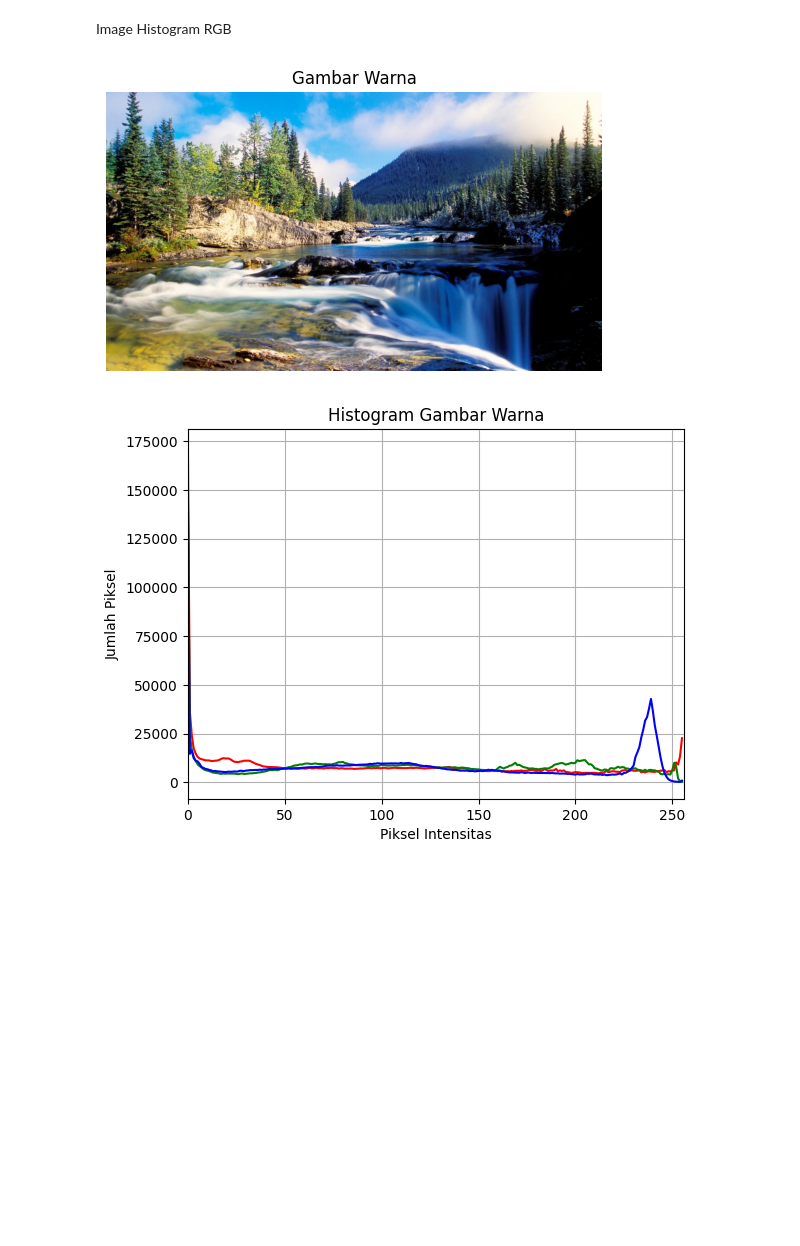
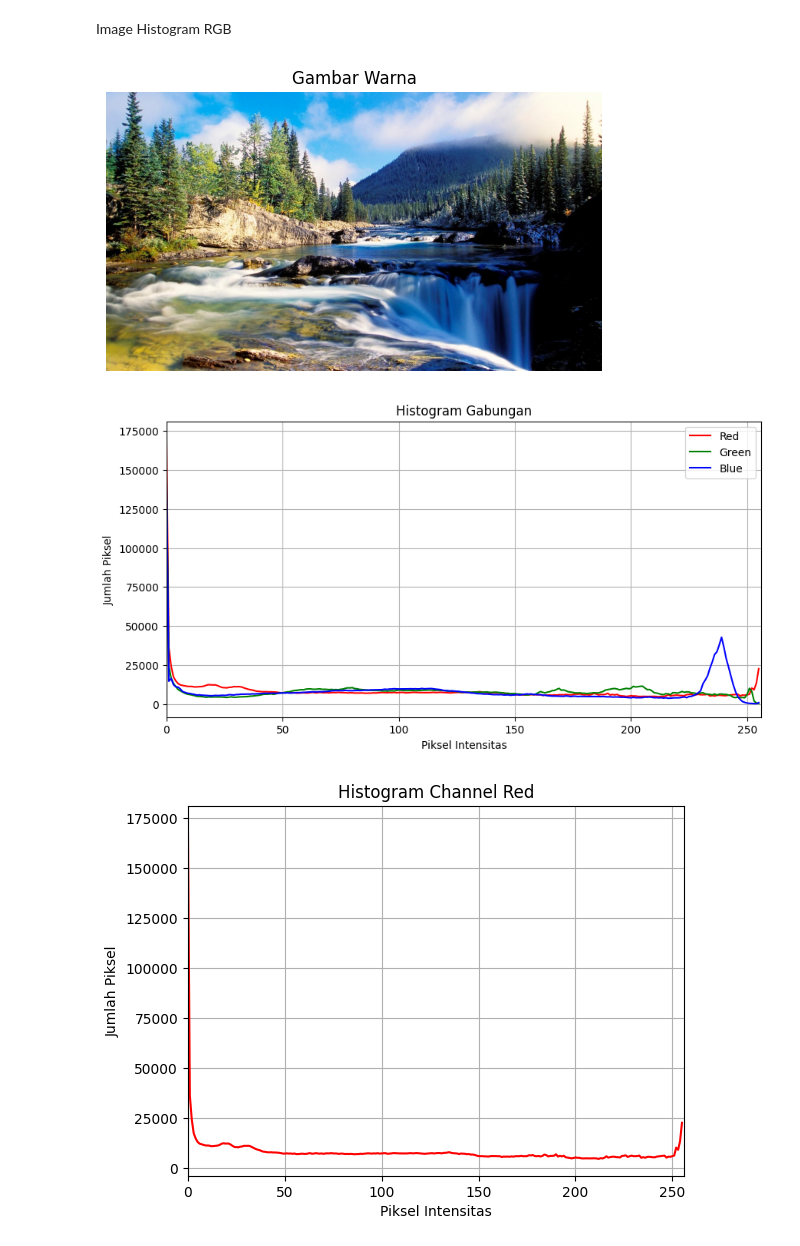
Before and after one commit to rahelitapasaribu/imagehistogram-ppdm, a Jupyter notebook: main.ipynb, the cells around one changed output. Saved outputs shown, nothing was run; the diff lists cells and outputs as text; code cells hidden in the pictures; blank space fills up the shorter version.

Commit message:
separate graphics

```diff
--- a/main.ipynb
+++ b/main.ipynb
@@ -52,43 +52,56 @@ def colorimg():
     imgpath = os.path.join(root, 'alam.jpg')
     img = cv.imread(imgpath)
     rgb_img = cv.cvtColor(img, cv.COLOR_BGR2RGB)
 
 
-    # Menampilkan gambar warna
+    # Menampilkan gambar berwarna
     plt.figure()
     plt.imshow(rgb_img)
     plt.title('Gambar Warna')
     plt.axis('off')
     plt.show()
 
-    # Histogram untuk setiap channel warna
     colors = ['red', 'green', 'blue']
-    plt.figure()
-    for i in range(len(colors)):
-        hist = cv.calcHist([rgb_img], [i], None, [256], [0, 256])
-        plt.plot(hist, color = colors[i])
 
-    plt.title('Histogram Gambar Warna')
-    plt.xlim([0, 256])
+    # Histogram gabungan untuk semua channel warna
+    plt.figure(figsize=(10, 5))
+    for i, color in enumerate(colors):
+        hist = cv.calcHist([rgb_img], [i], None , [256], [0, 256])
+        plt.plot(hist, color=color, label=color.capitalize())
+    plt.title('Histogram Gabungan')
     plt.xlabel('Piksel Intensitas')
     plt.ylabel('Jumlah Piksel')
+    plt.xlim([0, 256])
+    plt.legend()
     plt.grid(True)
     plt.show()
 
-    # Menghitung statistik histogram untuk setiap channel warna
+    # Histogram untuk setiap channel warna
     for i, color in enumerate(colors):
+        hist = cv.calcHist([rgb_img], [i], None, [256], [0, 256])
+        plt.figure()
+        plt.plot(hist, color=color)
+        plt.title(f'Histogram Channel {color.capitalize()}')
+        plt.xlabel('Piksel Intensitas')
+        plt.ylabel('Jumlah Piksel')
+        plt.xlim([0, 256])
+        plt.grid(True)
+        plt.show()
+
+        # Menghitung statistik histogram untuk setiap channel warna
         mean = np.mean(rgb_img[:, :, i])
         print(f"Rata-rata {color}: {mean:.2f}")
         stddev = np.std(rgb_img[:, :, i])
         print(f"Standar Deviasi {color}: {stddev:.2f}")
         var = np.var(rgb_img[:, :, i])
         print(f"Variansi {color}: {var:.2f}")
 
 if __name__ == '__main__':
     colorimg()
 # %% [output]
 [figure]
-[figure, old version]
+[figure, new version]
+[figure, added]
 Rata-rata red: 102.33
 Standar Deviasi red: 80.37
 Variansi red: 6459.57
```
Also changed, not shown: parts of 1 cell of this notebook.
